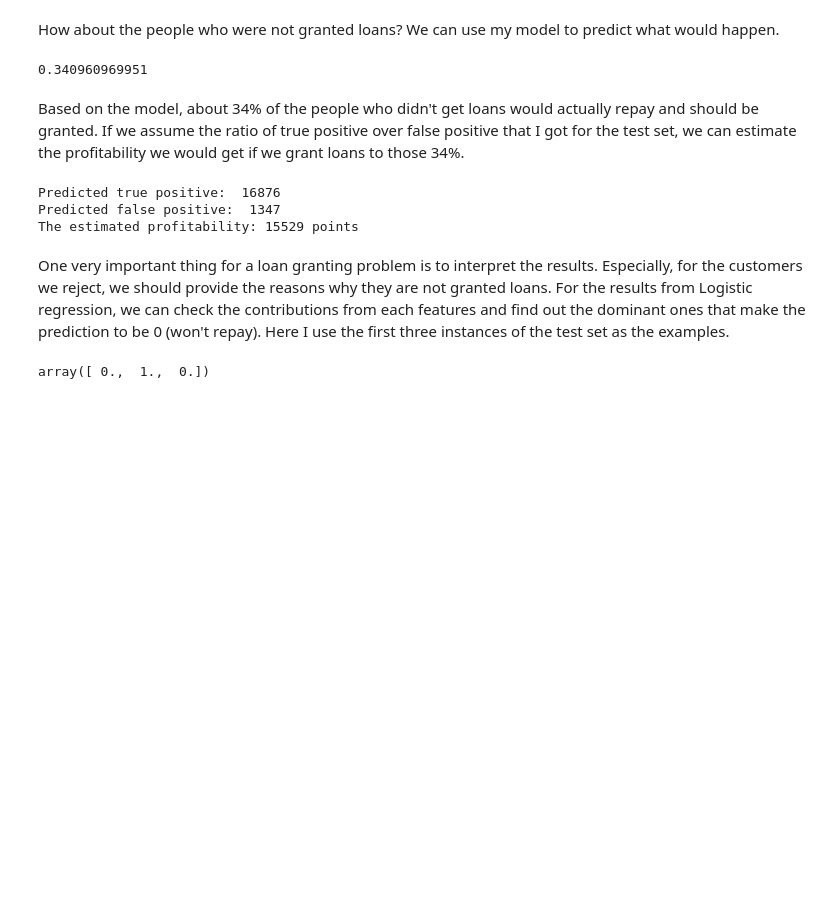
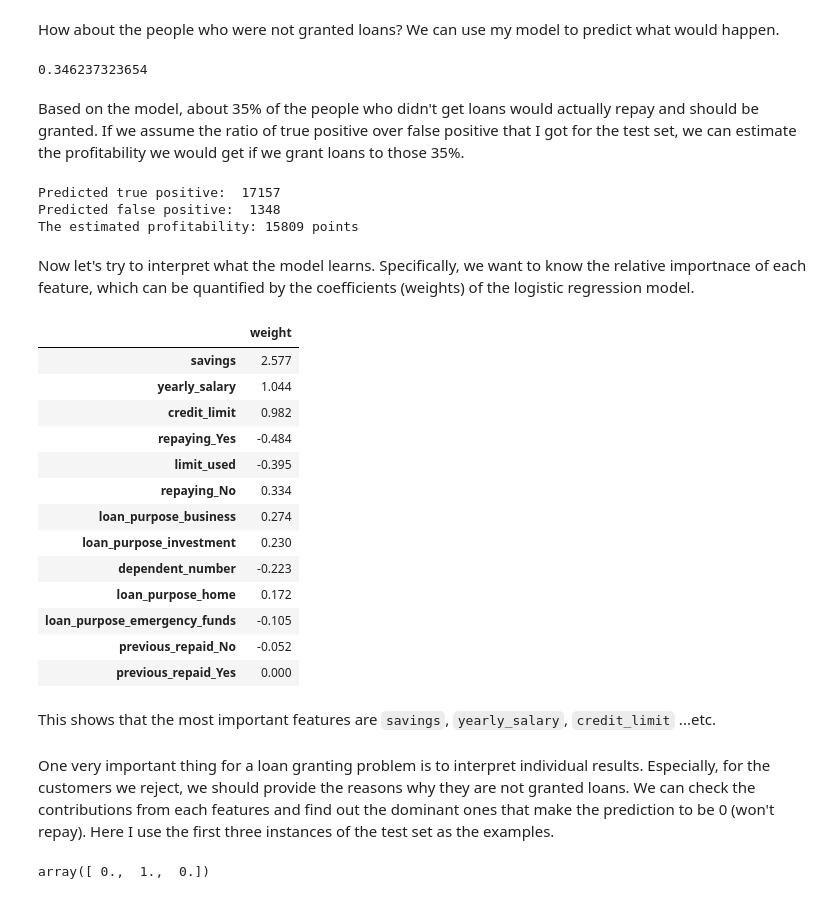
Before and after one commit to liyenhsu/Loan-Granting-Problem, a Jupyter notebook: loan.ipynb, the cells around one changed output. Drawn from its saved outputs; the diff is of its cells as text; code cells hidden in the pictures; blank space fills up the shorter version.

```diff
--- a/loan.ipynb
+++ b/loan.ipynb
@@ -295,5 +296,6 @@ We actually don't need ``is_first_loan`` anymore, because this information is in
 # %%
-df = df.drop(['is_first_loan','age'],axis=1)
+df = df.drop(['is_first_loan','age', 'is_employed'],axis=1)
+#df = df.drop(['is_first_loan','age'],axis=1)
 # %% [markdown]
 Now we have to split the data into three. First, the customers who were not granted loans have to be taken out because we don't know whetehr they would have repaid. Thus, they cannot be used for modeling. Secondly, I will split the remaining data into a training set and a test set, using a 70/30 split.
 # %%
@@ -418,9 +420,9 @@ How about the people who were not granted loans? We can use my model to predict
 Y_notgranted_pred = lr.predict(X_notgranted)
 print Y_notgranted_pred.sum()/len(Y_notgranted_pred)
 # %% [output]
-0.340960969951
+0.346237323654
 # %% [markdown]
-Based on the model, about 34% of the people who didn't get loans would actually repay and should be granted. If we assume the ratio of true positive over false positive that I got for the test set, we can estimate the profitability we would get if we grant loans to those 34%.
+Based on the model, about 35% of the people who didn't get loans would actually repay and should be granted. If we assume the ratio of true positive over false positive that I got for the test set, we can estimate the profitability we would get if we grant loans to those 35%.
 # %%
 tp_pred = int(round(Y_notgranted_pred.sum()*tp*1./(tp+fp)))
 fp_pred = int(round(Y_notgranted_pred.sum()*fp*1./(tp+fp)))
@@ -428,11 +430,37 @@ print "Predicted true positive: ", tp_pred
 print "Predicted false positive: ", fp_pred
 print "The estimated profitability: {} points".format(tp_pred - fp_pred)
 # %% [output]
-Predicted true positive:  16876
-Predicted false positive:  1347
-The estimated profitability: 15529 points
+Predicted true positive:  17157
+Predicted false positive:  1348
+The estimated profitability: 15809 points
+# %% [markdown]
+Now let's try to interpret what the model learns. Specifically, we want to know the relative importnace of each feature, which can be quantified by the coefficients (weights) of the logistic regression model.
+# %%
+# Sort the weights and their corresponding features by their absolute values
+temp = sorted(zip(np.round(lr.coef_.reshape(-1),3), X.columns.values), key=lambda x: -abs(x[0]))
+weight = [x for x, _ in temp]
+feature = [x for _, x in temp]
+
+pd.DataFrame({'weight': weight},index = feature)
+# %% [output]
+|  | weight |
+| savings | 2.577 |
+| yearly_salary | 1.044 |
+| credit_limit | 0.982 |
+| repaying_Yes | -0.484 |
+| limit_used | -0.395 |
+| repaying_No | 0.334 |
+| loan_purpose_business | 0.274 |
+| loan_purpose_investment | 0.230 |
+| dependent_number | -0.223 |
+| loan_purpose_home | 0.172 |
+| loan_purpose_emergency_funds | -0.105 |
+| previous_repaid_No | -0.052 |
+| previous_repaid_Yes | 0.000 |
+# %% [markdown]
+This shows that the most important features are ``savings``, ``yearly_salary``, ``credit_limit`` ...etc.
 # %% [markdown]
-One very important thing for a loan granting problem is to interpret the results. Especially, for the customers we reject, we should provide the reasons why they are not granted loans. For the results from Logistic regression, we can check the contributions from each features and find out the dominant ones that make the prediction to be 0 (won't repay). Here I use the first three instances of the test set as the examples.
+One very important thing for a loan granting problem is to interpret individual results. Especially, for the customers we reject, we should provide the reasons why they are not granted loans. We can check the contributions from each features and find out the dominant ones that make the prediction to be 0 (won't repay). Here I use the first three instances of the test set as the examples.
 # %%
 # the predictions for these three instances are 0, 1, 0
 Y_pred[0:3]
```
Also changed, not shown: parts of 32 cells of this notebook.
